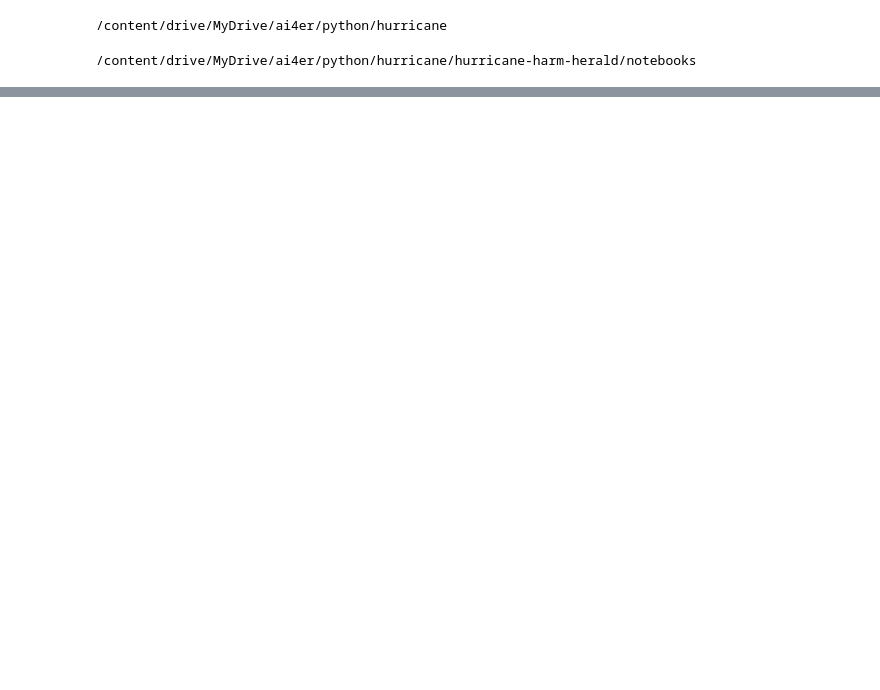
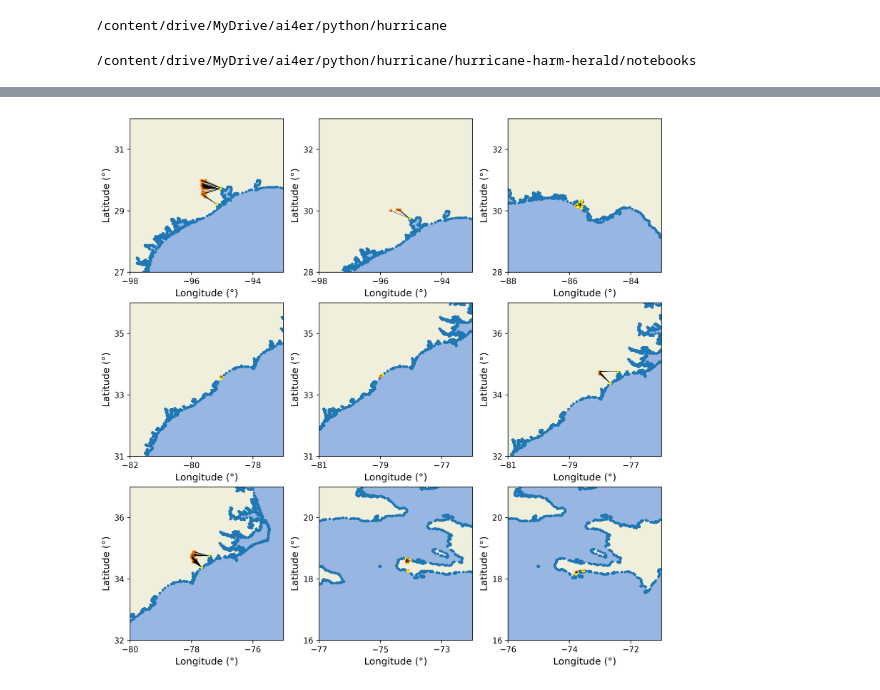
Before and after one commit to ai4er-cdt/hurricane-harm-herald, a Jupyter notebook: notebooks/Terrain_EFs.ipynb, the cells around one changed output, grey strips where cells are left out. Cells and saved outputs as stored; diff of their text form; code cells hidden in the pictures; blank space fills up the shorter version.

```diff
--- a/notebooks/Terrain_EFs.ipynb
+++ b/notebooks/Terrain_EFs.ipynb
@@ -459,0 +234,74 @@ for i in range(0,len(fig_xlim)):
+# %%
+# Find the closest point on the coastline to the building and return the distance
+# NOTE! this cell is quite time consuming to run (dependding on the size of building location data and the coastline data)
+
+# define the function that calculate Geodesic distance between two points
+def geoddist(p1, p2):
+  return Geodesic.WGS84.Inverse(p1[1], p1[0], p2[1], p2[0])['s12']
+
+n_groups = len(building_groups) #
+n_cols=3
+n_rows = math.ceil(n_groups / n_cols)
+fig, axs = plt.subplots(n_rows, n_cols, figsize=(12, 12),dpi=300,
+                        subplot_kw={'projection': ccrs.PlateCarree()})
+
+for i, (group_name, group_data) in enumerate(building_groups):
+    west=int(np.floor(group_data['lon'].min()))
+    east=int(np.ceil(group_data['lon'].max()))
+    south=int(np.floor(group_data['lat'].min()))
+    north=int(np.ceil(group_data['lat'].max()))
+
+    dis_threshold=2 # assuming the building is not more than dis_threshold latitude and longitude away from the coast, please change it according to your case
+
+    # chop the coastline data
+    mask = (coast_points['coast_lon'] >= west-dis_threshold) & (coast_points['coast_lon'] <= east+dis_threshold) & \
+          (coast_points['coast_lat'] >= south-dis_threshold) & (coast_points['coast_lat'] <= north+dis_threshold)
+    points_within_range = coast_points[mask]
+
+    # plot the buildings and the coastline data that been choped
+    row = i // n_cols
+    col = i % n_cols
+    ax = axs[row, col]
+    ax.set_xlim(west-dis_threshold, east+dis_threshold)
+    ax.set_ylim(south-dis_threshold, north+dis_threshold)
+    ax.add_feature(cfeature.LAND.with_scale('10m'))
+    ax.add_feature(cfeature.OCEAN.with_scale('10m'))
+    # Plot the coast points
+    ax.scatter(points_within_range['coast_lon'], points_within_range['coast_lat'], s=5, transform=ccrs.PlateCarree())
+    ax.scatter(group_data['lon'], group_data['lat'], s=5, transform=ccrs.PlateCarree())
+    # Set x-label and y-label
+    ax.set_xlabel('Longitude (°)', fontsize=12)
+    ax.set_ylabel('Latitude (°)', fontsize=12)
+    # Set x-ticks and y-ticks
+    xticks = np.arange(west-dis_threshold, east+dis_threshold, dis_threshold)
+    yticks = np.arange(south-dis_threshold, north+dis_threshold, dis_threshold)
+
+    ax.set_xticks(xticks, crs=ccrs.PlateCarree())
+    ax.set_yticks(yticks, crs=ccrs.PlateCarree())
+
+    points_within_range = np.column_stack((points_within_range['coast_lon'], points_within_range['coast_lat']))
+    buildings = np.column_stack((group_data['lon'], group_data['lat']))
+
+    calculate_dis_to_coast=True  # the switch for whether or not to calculate the distance to the coast
+    if calculate_dis_to_coast:
+        closestp=np.zeros([len(buildings),2])# to store the closest point in the coast to a given building
+        distance=np.zeros([len(buildings),1])# to store the building's distance to the coast
+        coast_vp = vptree.VPTree(points_within_range, geoddist)  #build the lookup table
+
+        for i in range(0,len(buildings)):
+              data = coast_vp.get_nearest_neighbor(buildings[i,:])   # find buildings' closest point on the coast line and get the distance
+              closestp[i,:]=data[1]
+              distance[i]=data[0] #distance in unit of meter
+
+        building_locs.loc[group_data.index, 'closestp_lon'] = closestp[:,0]  # store the calculated data into 'building_locs' dataframe
+        building_locs.loc[group_data.index, 'closestp_lat'] = closestp[:,1]
+        building_locs.loc[group_data.index, 'dis2coast'] = distance[:,0]
+
+        ax.scatter(closestp[:,0], closestp[:,1], s=5, transform=ccrs.PlateCarree(),c='yellow')
+        ax.plot([buildings[:,0],closestp[:,0]],[buildings[:,1],closestp[:,1]],'k',linewidth=0.1)
+while i < n_cols*n_rows-1:
+    fig.delaxes(axs.flatten()[i+1])
+    i += 1
+plt.show()
+# %% [output]
+[figure, added]
```
Also changed, not shown: parts of 44 cells of this notebook.
